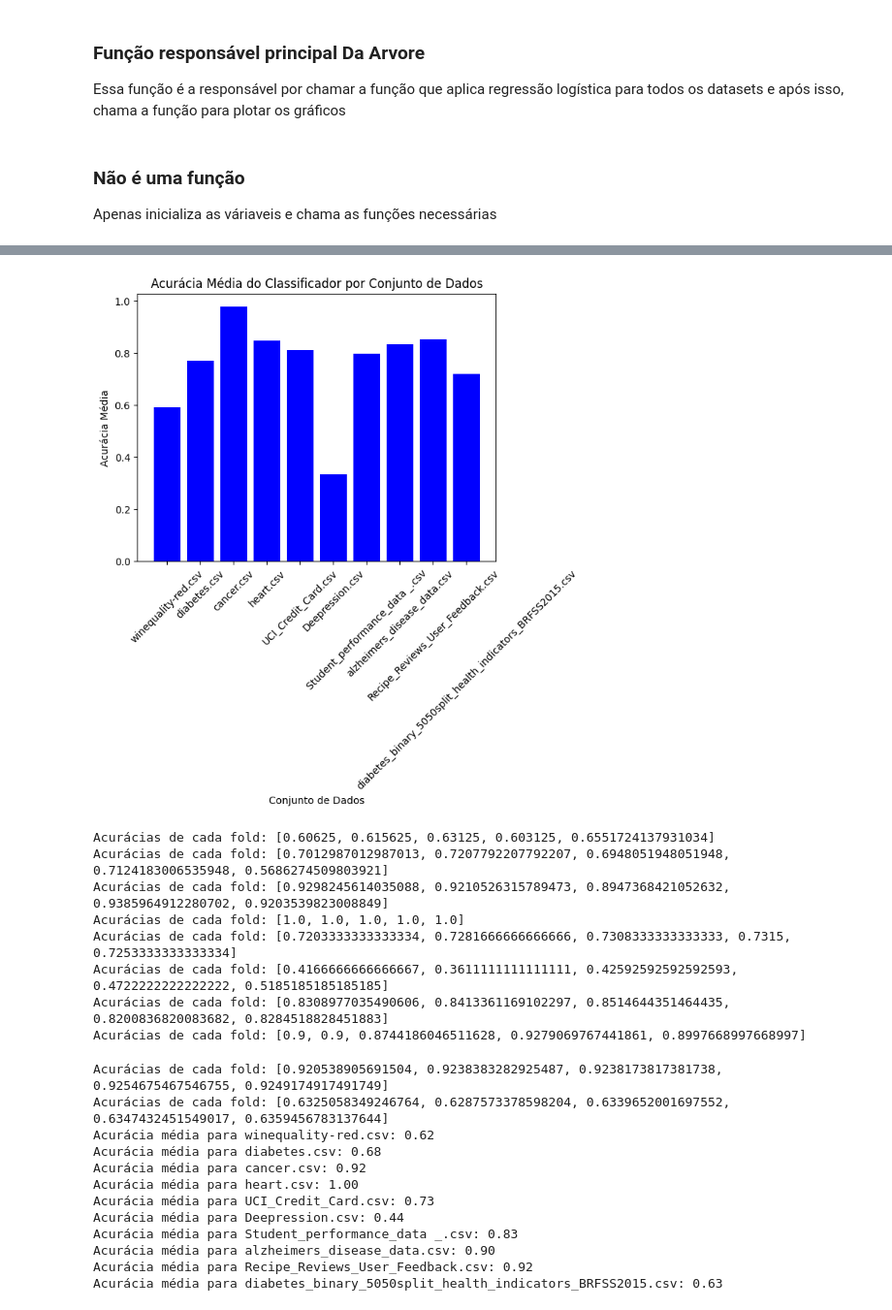
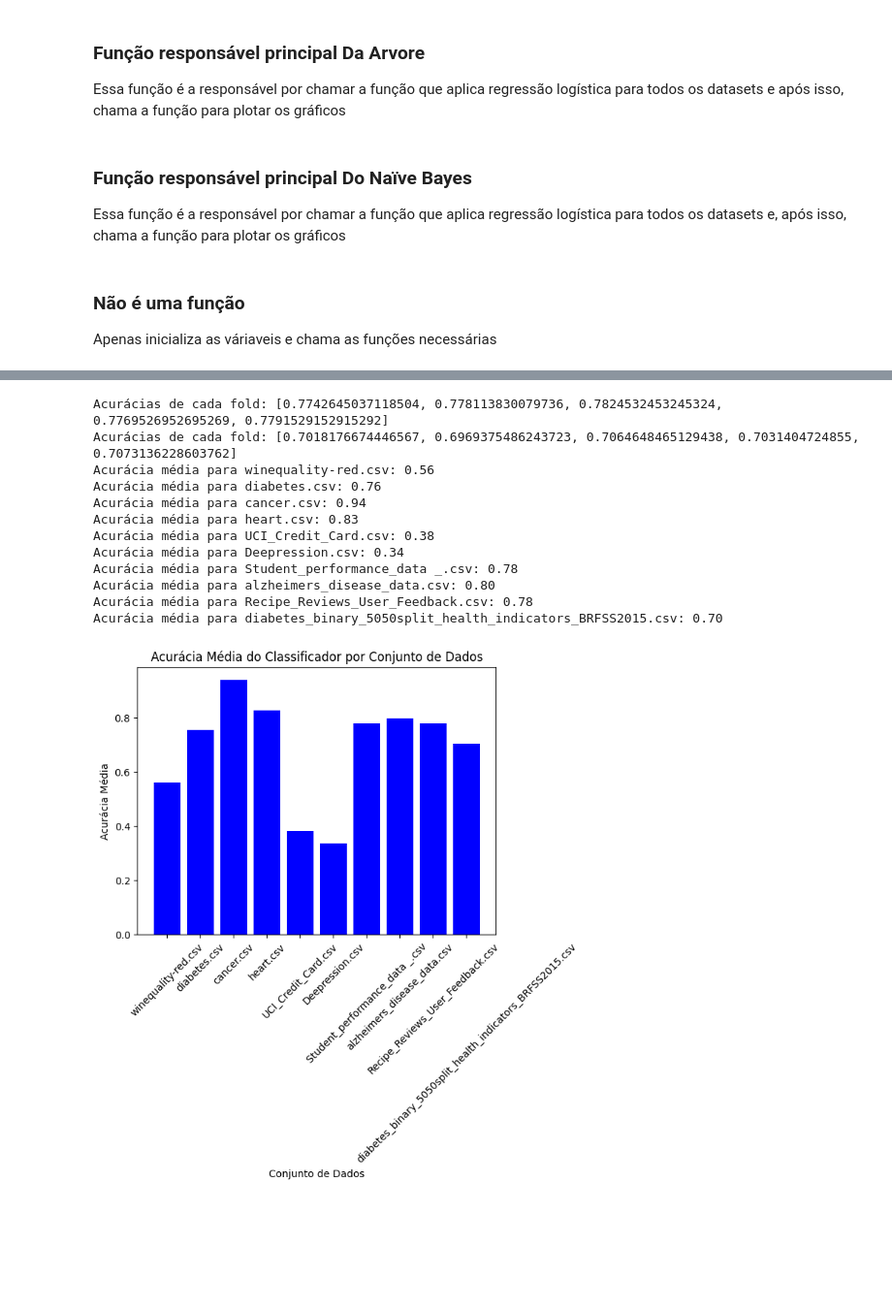
Before and after one commit to DevBernard/Trabalho-IA, a Jupyter notebook: main.ipynb, the cells around one changed output, grey strips where cells are left out. Shown at 97% size. Saved outputs shown, nothing was run; the diff lists cells and outputs as text; code cells hidden in the pictures; blank space fills up the shorter version.

```diff
--- a/main.ipynb
+++ b/main.ipynb
@@ -199,6 +284,20 @@ def mainTreeDecision(mean_accuracies, file_paths):
         print(f"Acurácia média para {file_paths[i]}: {mean_accuracy:.2f}")
 
     plot_mean_accuracy_graph(mean_accuracies, file_paths)
+# %% [markdown]
+### Função responsável principal Do Naïve Bayes
+
+Essa função é a responsável por chamar a função que aplica regressão logística para todos os datasets e, após isso, chama a função para plotar os gráficos
+# %%
+def mainNaiveBayes(mean_accuracies, file_paths):
+    for file_path in file_paths:
+        mean_accuracy = run_naive_bayes(file_path)
+        mean_accuracies.append(mean_accuracy)
+
+    for i, mean_accuracy in enumerate(mean_accuracies):
+        print(f"Acurácia média para {file_paths[i]}: {mean_accuracy:.2f}")
+
+    plot_mean_accuracy_graph(mean_accuracies, file_paths)
 # %% [markdown]
 ### Não é uma função
 Apenas inicializa as váriaveis e chama as funções necessárias
@@ -212,7 +311,9 @@ file_paths = ['winequality-red.csv', 'diabetes.csv', 'cancer.csv', 'heart.csv',
 
 mean_accuracies_Logistic = []
 mean_accuracies_Tree = []
+mean_accuracies_NB = []
 
-mainLogisticRegression(mean_accuracies_Logistic, file_paths)
-mainTreeDecision(mean_accuracies_Tree, file_paths)
+#mainLogisticRegression(mean_accuracies_Logistic, file_paths)
+#mainTreeDecision(mean_accuracies_Tree, file_paths)
+mainNaiveBayes(mean_accuracies_NB, file_paths)
 # %% [output]
@@ -239,21 +328,13 @@ Acurácia média para diabetes_binary_5050split_health_indicators_BRFSS2015.csv:
+Acurácias de cada fold: [0.7742645037118504, 0.778113830079736, 0.7824532453245324, 0.7769526952695269, 0.7791529152915292]
+Acurácias de cada fold: [0.7018176674446567, 0.6969375486243723, 0.7064648465129438, 0.7031404724855, 0.7073136228603762]
+Acurácia média para winequality-red.csv: 0.56
+Acurácia média para diabetes.csv: 0.76
+Acurácia média para cancer.csv: 0.94
+Acurácia média para heart.csv: 0.83
+Acurácia média para UCI_Credit_Card.csv: 0.38
+Acurácia média para Deepression.csv: 0.34
+Acurácia média para Student_performance_data _.csv: 0.78
+Acurácia média para alzheimers_disease_data.csv: 0.80
+Acurácia média para Recipe_Reviews_User_Feedback.csv: 0.78
+Acurácia média para diabetes_binary_5050split_health_indicators_BRFSS2015.csv: 0.70
-[figure, old version]
+[figure, new version]
-Acurácias de cada fold: [0.60625, 0.615625, 0.63125, 0.603125, 0.6551724137931034]
-Acurácias de cada fold: [0.7012987012987013, 0.7207792207792207, 0.6948051948051948, 0.7124183006535948, 0.5686274509803921]
-Acurácias de cada fold: [0.9298245614035088, 0.9210526315789473, 0.8947368421052632, 0.9385964912280702, 0.9203539823008849]
-Acurácias de cada fold: [1.0, 1.0, 1.0, 1.0, 1.0]
-Acurácias de cada fold: [0.7203333333333334, 0.7281666666666666, 0.7308333333333333, 0.7315, 0.7253333333333334]
-Acurácias de cada fold: [0.4166666666666667, 0.3611111111111111, 0.42592592592592593, 0.4722222222222222, 0.5185185185185185]
-Acurácias de cada fold: [0.8308977035490606, 0.8413361169102297, 0.8514644351464435, 0.8200836820083682, 0.8284518828451883]
-Acurácias de cada fold: [0.9, 0.9, 0.8744186046511628, 0.9279069767441861, 0.8997668997668997]
-Acurácias de cada fold: [0.920538905691504, 0.9238383282925487, 0.9238173817381738, 0.9254675467546755, 0.9249174917491749]
-Acurácias de cada fold: [0.6325058349246764, 0.6287573378598204, 0.6339652001697552, 0.6347432451549017, 0.6359456783137644]
-Acurácia média para winequality-red.csv: 0.62
-Acurácia média para diabetes.csv: 0.68
-Acurácia média para cancer.csv: 0.92
-Acurácia média para heart.csv: 1.00
-Acurácia média para UCI_Credit_Card.csv: 0.73
-Acurácia média para Deepression.csv: 0.44
-Acurácia média para Student_performance_data _.csv: 0.83
-Acurácia média para alzheimers_disease_data.csv: 0.90
-Acurácia média para Recipe_Reviews_User_Feedback.csv: 0.92
-Acurácia média para diabetes_binary_5050split_health_indicators_BRFSS2015.csv: 0.63
```
Also changed, not shown: parts of 5 cells of this notebook.
